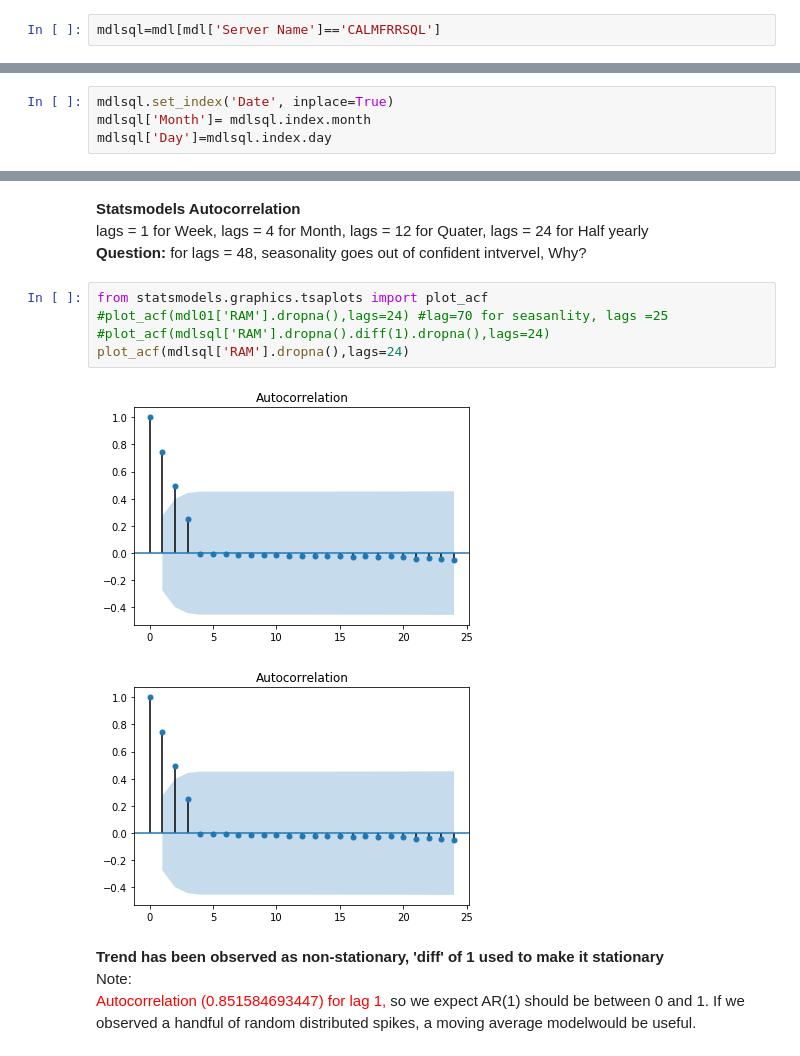
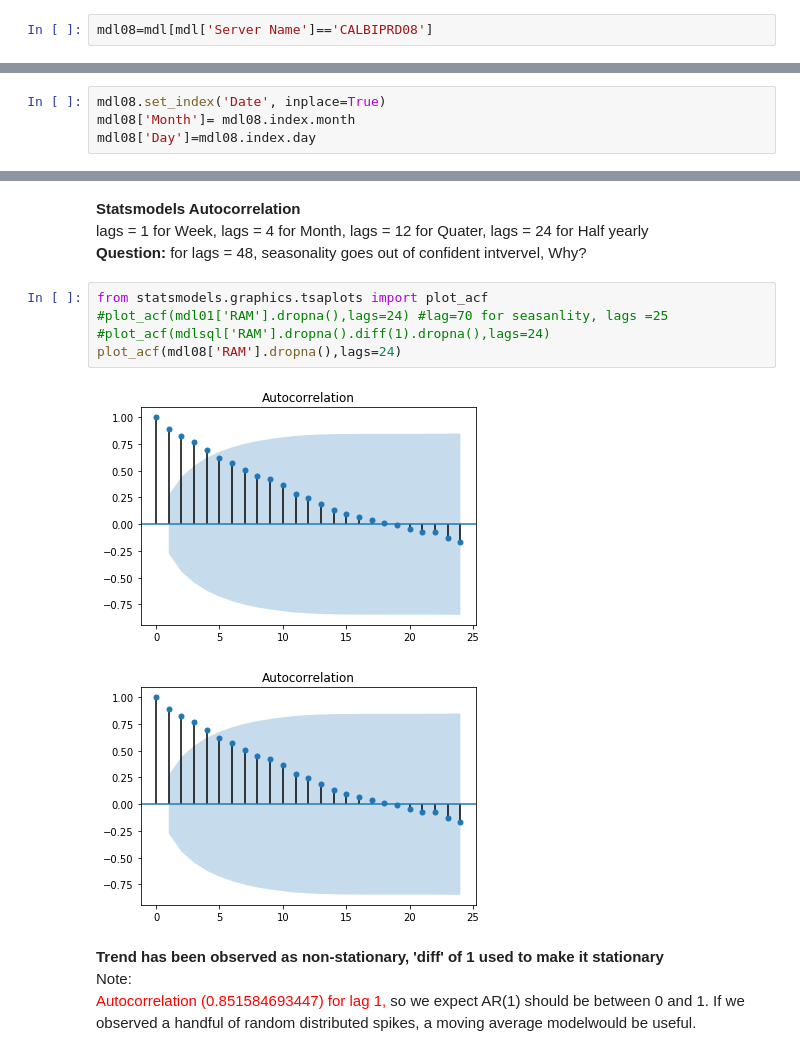
Before and after one commit to datatcy/Frank, a Jupyter notebook: projects/final-project/03-exploratory-analysis/DSPMd08RAM.ipynb, the cells around one changed output, grey strips where cells are left out. Saved outputs shown, nothing was run; the diff lists cells and outputs as text.

```diff
--- a/projects/final-project/03-exploratory-analysis/DSPMd08RAM.ipynb
+++ b/projects/final-project/03-exploratory-analysis/DSPMd08RAM.ipynb
@@ -15,5 +15,5 @@ mdl.head().sort_values('Date')
 | 3 | CALBIPRD01 | Wk 4 | 0.0850 | 5.7 | 2017-01-28 |
 | 4 | CALBIPRD01 | Wk 5 | 0.1200 | 6.2 | 2017-02-04 |
 # %%
-mdlsql=mdl[mdl['Server Name']=='CALMFRRSQL']
+mdl08=mdl[mdl['Server Name']=='CALBIPRD08']
 # %% [markdown]
@@ -26,7 +26,7 @@ mdlsql.plot(kind='line', figsize=(50,10), fontsize=30 , legend=True, linewidth=5
 # %%
-mdlsql.set_index('Date', inplace=True)
-mdlsql['Month']= mdlsql.index.month
-mdlsql['Day']=mdlsql.index.day
+mdl08.set_index('Date', inplace=True)
+mdl08['Month']= mdl08.index.month
+mdl08['Day']=mdl08.index.day
 # %% [output]
 A value is trying to be set on a copy of a slice from a DataFrame.
 Try using .loc[row_indexer,col_indexer] = value instead
@@ -139,11 +139,11 @@ autocorrelation_plot(mdlsql['RAM'].dropna())
 # %%
 from statsmodels.graphics.tsaplots import plot_acf
 #plot_acf(mdl01['RAM'].dropna(),lags=24) #lag=70 for seasanlity, lags =25
 #plot_acf(mdlsql['RAM'].dropna().diff(1).dropna(),lags=24)
-plot_acf(mdlsql['RAM'].dropna(),lags=24)
+plot_acf(mdl08['RAM'].dropna(),lags=24)
 # %% [output]
-[figure, old version]
+[figure, new version]
-[figure, old version]
+[figure, new version]
 # %% [markdown]
 <b> Trend has been observed  as non-stationary, 'diff' of 1 used to make it stationary </b>
 <br>Note:</br>
```
Also changed, not shown: parts of 23 cells of this notebook, 6 other files.
